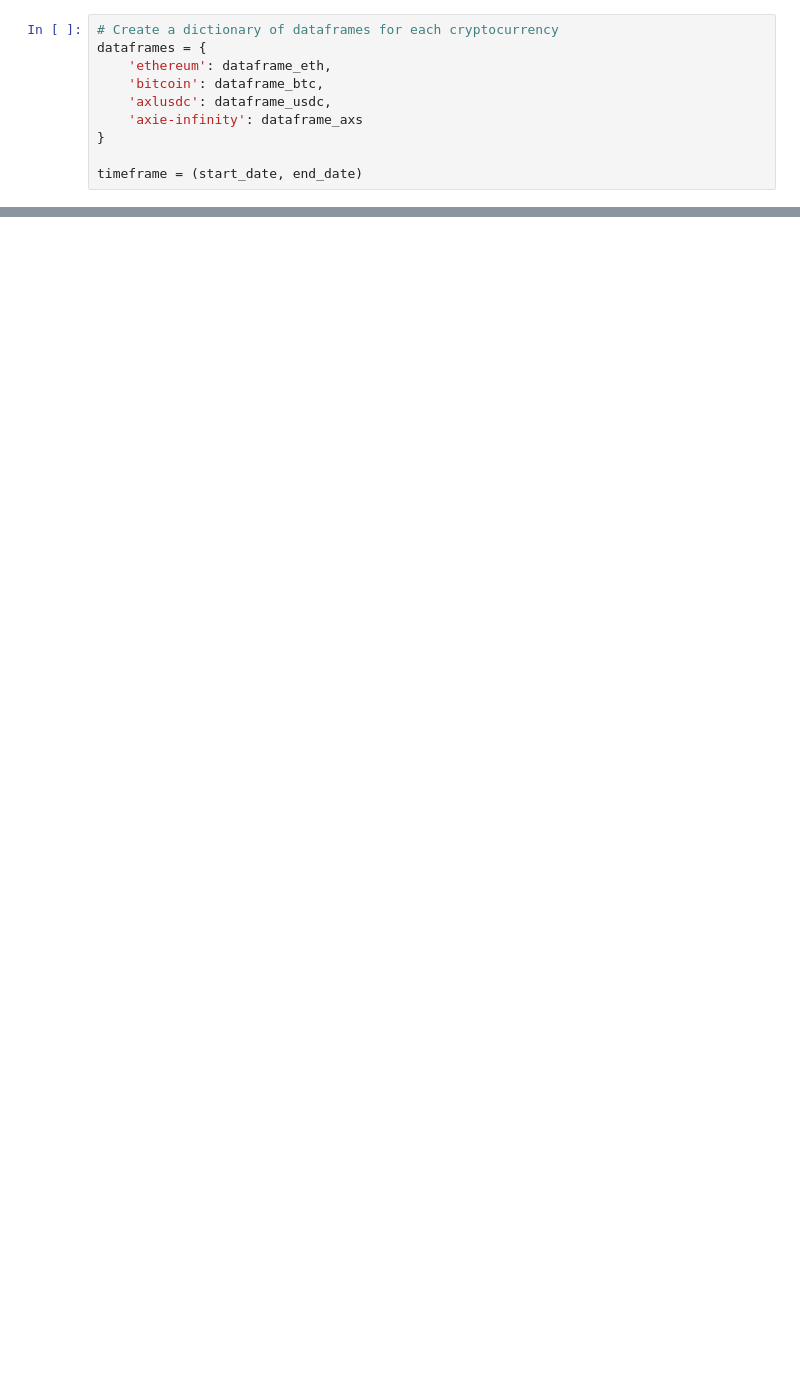
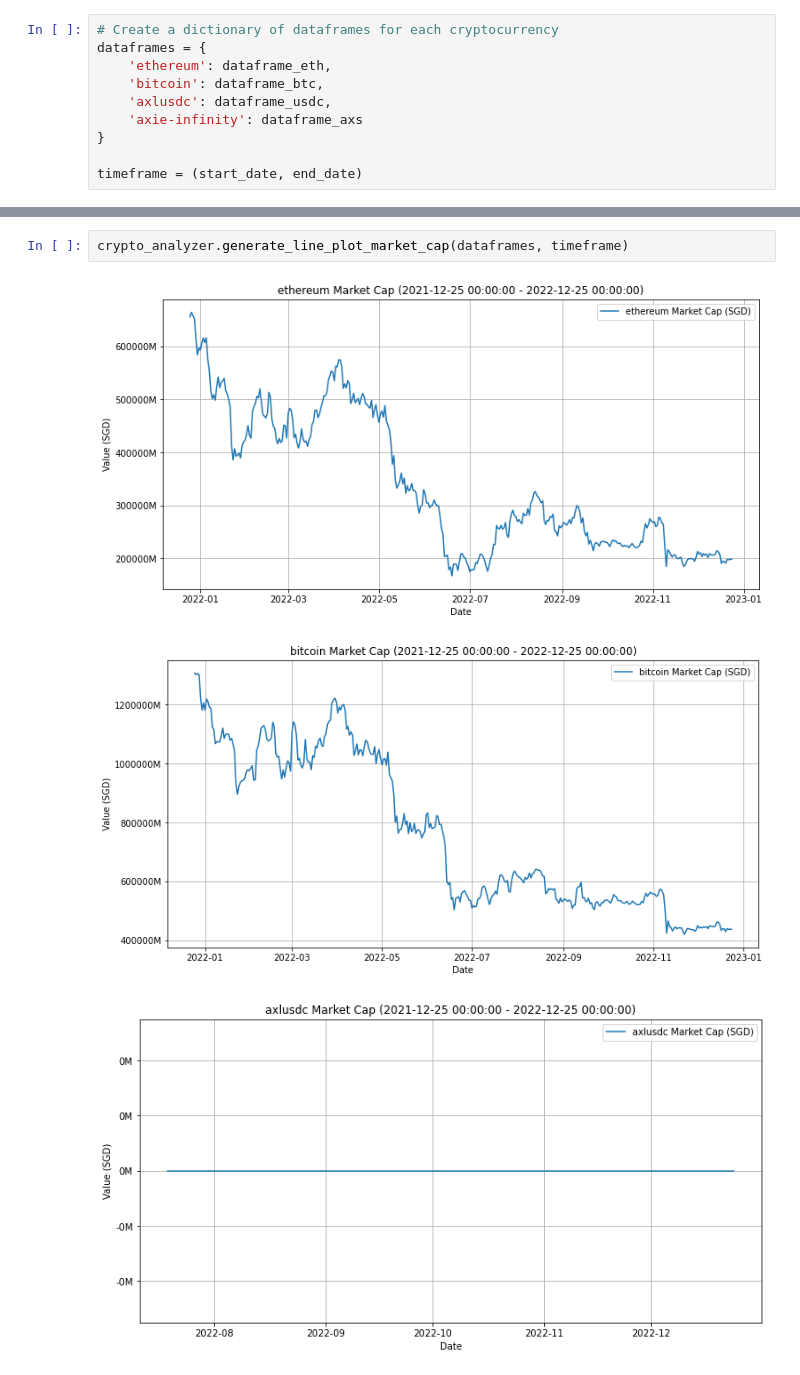
Before and after one commit to zhihantan/dysonCoinGecko, a Jupyter notebook: Crypto CoinGeckoAPI.ipynb, the cells around one changed output, grey strips where cells are left out. Cells and saved outputs as stored; diff of their text form; blank space fills up the shorter version.

```diff
--- a/Crypto CoinGeckoAPI.ipynb
+++ b/Crypto CoinGeckoAPI.ipynb
@@ -90,0 +114,6 @@ crypto_analyzer.generate_line_plot(dataframes, timeframe)
+# %%
+crypto_analyzer.generate_line_plot_market_cap(dataframes, timeframe)
+# %% [output]
+[figure, added]
+[figure, added]
+[figure, added]
```
Also changed, not shown: parts of 5 cells of this notebook.
